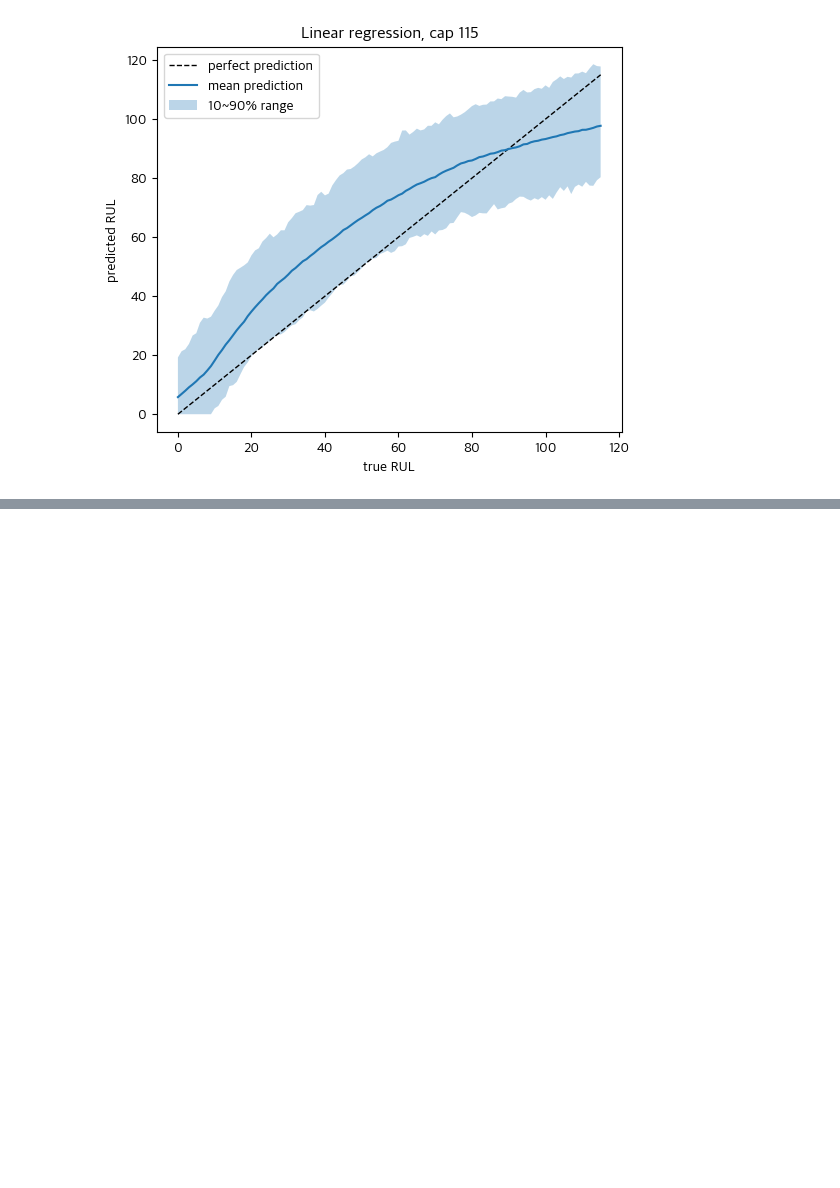
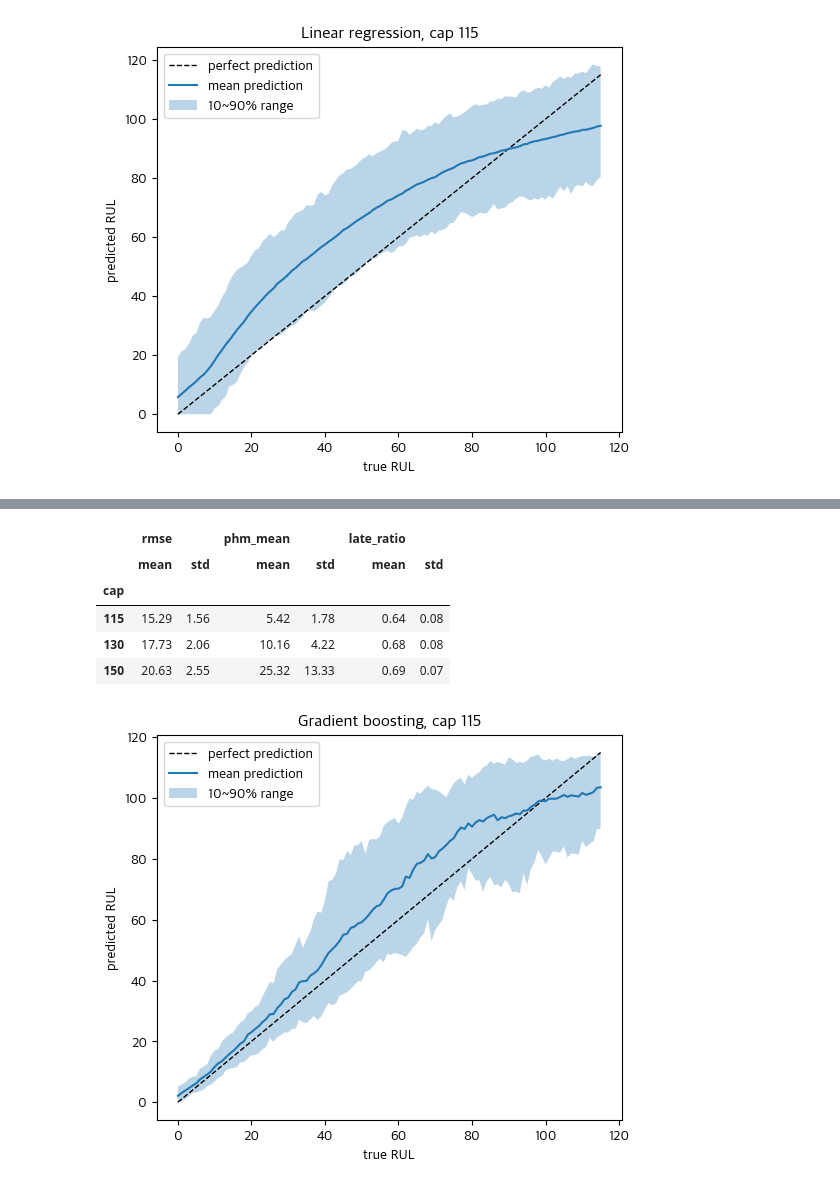
Before and after one commit to poly9010/C-MAPSS-Fleet-RUL-Monitoring-System, a Jupyter notebook: notebooks/(3)베이스라인.ipynb, the cells around one changed output, grey strips where cells are left out. Drawn from its saved outputs; the diff is of its cells as text; code cells hidden in the pictures; blank space fills up the shorter version.

```diff
--- a/notebooks/(3)베이스라인.ipynb
+++ b/notebooks/(3)베이스라인.ipynb
@@ -187,0 +199,39 @@ plt.show()
+# %%
+from sklearn.ensemble import HistGradientBoostingRegressor
+
+def cv_run(make_model, cap):
+    """5폴드 엔진 단위 교차검증 → (폴드별 점수, 검증 예측값)"""
+    rows, oof = [], []
+    for k in range(5):
+        tr, va = feats[feats.fold != k], feats[feats.fold == k]
+        m = make_model().fit(tr[X_cols], cap_rul(tr["RUL"], cap))
+        pred = np.clip(m.predict(va[X_cols]), 0, None)
+        rows.append({"cap": cap, "fold": k, **evaluate(va["RUL"], pred)})
+        oof.append(va.assign(pred=pred))
+    return pd.DataFrame(rows), pd.concat(oof)
+
+def plot_pred_vs_true(oof, title):
+    o = oof.query("RUL <= 115"); g = o.groupby("RUL")["pred"]
+    plt.figure(figsize=(6, 5))
+    plt.plot([0, 115], [0, 115], "k--", lw=1, label="perfect prediction")
+    plt.plot(g.mean().index, g.mean(), label="mean prediction")
+    plt.fill_between(g.mean().index, g.quantile(.1), g.quantile(.9), alpha=.3, label="10~90% range")
+    plt.xlabel("true RUL"); plt.ylabel("predicted RUL"); plt.legend(); plt.title(title); plt.show()
+
+make_hgb = lambda: HistGradientBoostingRegressor(max_iter=300, learning_rate=0.05, random_state=42)
+
+res, oofs = [], {}
+for cap in [115, 130, 150]:
+    r, o = cv_run(make_hgb, cap)
+    res.append(r); oofs[cap] = o
+hgb = pd.concat(res)
+display(hgb.groupby("cap")[["rmse", "phm_mean", "late_ratio"]].agg(["mean", "std"]).round(2))
+plot_pred_vs_true(oofs[115], "Gradient boosting, cap 115")
+# %% [output]
+|  | rmse |  | phm_mean |  | late_ratio |  |
+|  | mean | std | mean | std | mean | std |
+| cap |  |  |  |  |  |  |
+| 115 | 15.29 | 1.56 | 5.42 | 1.78 | 0.64 | 0.08 |
+| 130 | 17.73 | 2.06 | 10.16 | 4.22 | 0.68 | 0.08 |
+| 150 | 20.63 | 2.55 | 25.32 | 13.33 | 0.69 | 0.07 |
+[figure, added]
```
Also changed, not shown: parts of 7 cells of this notebook.
